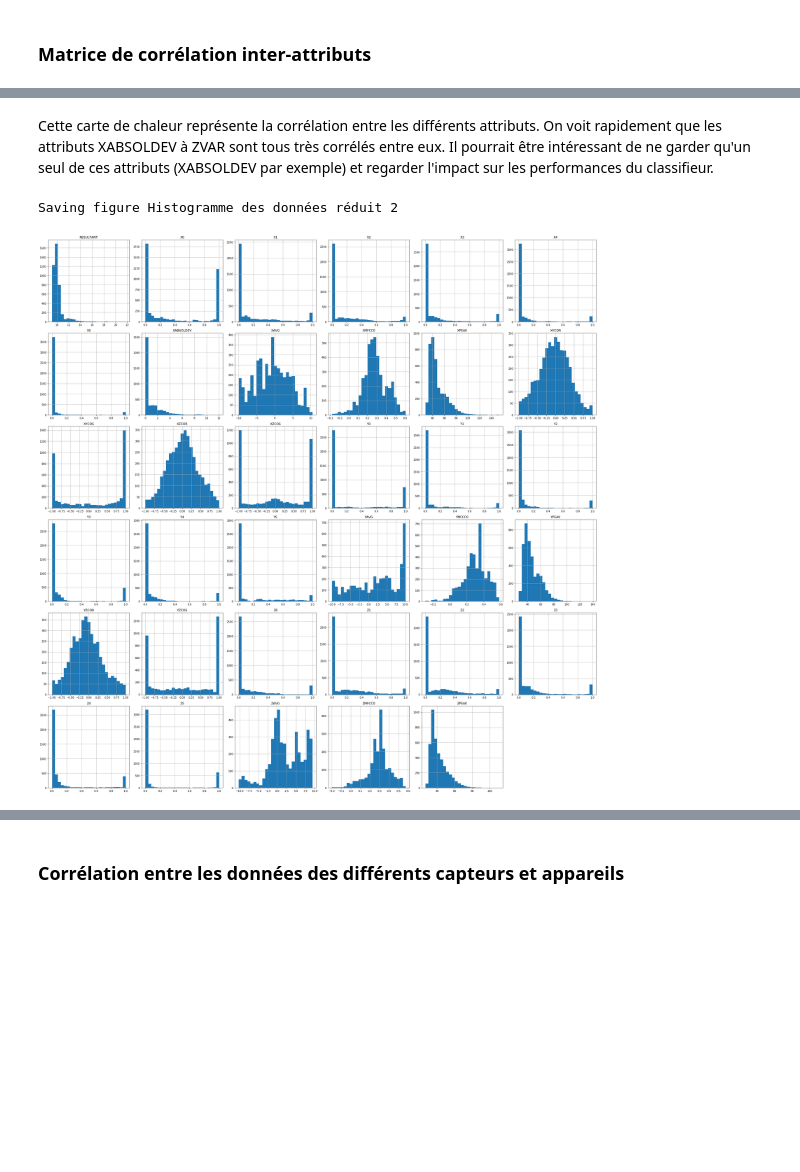
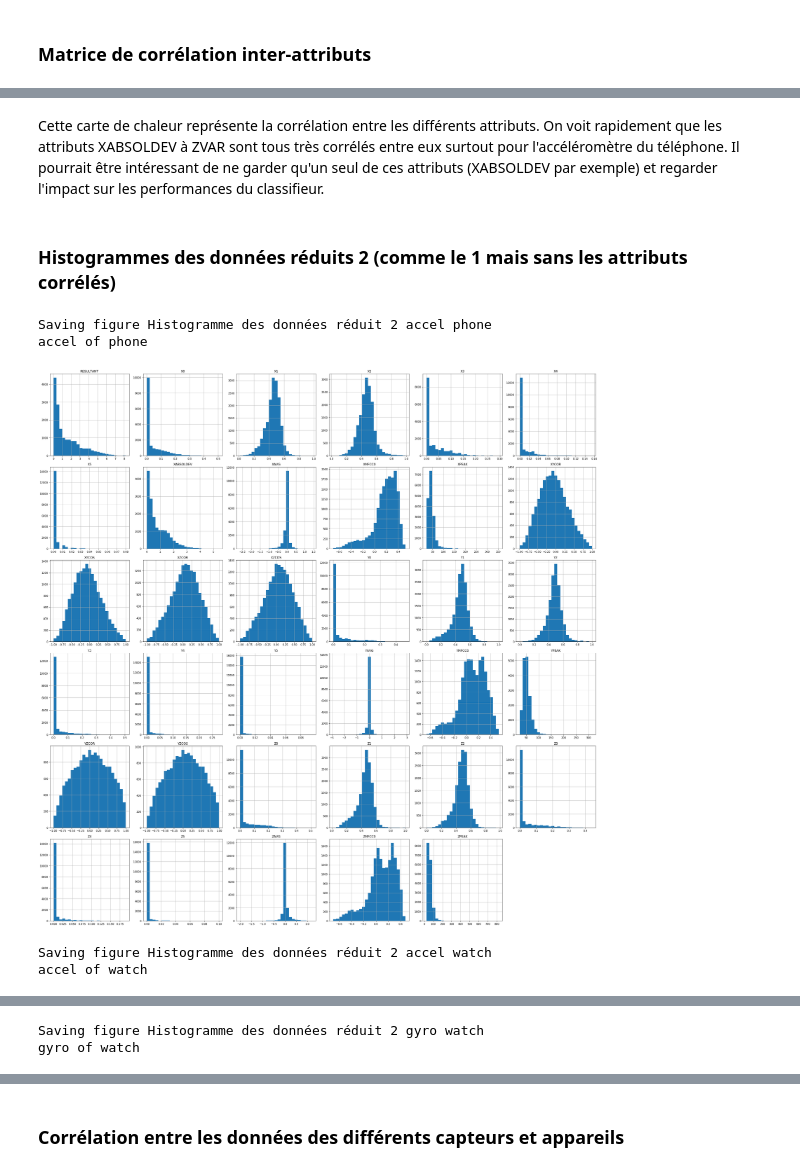
Before and after one commit to BaptisteSaintArnoult/human-activity-recognition, a Jupyter notebook: personal_model_Baptiste.ipynb, the cells around one changed output, grey strips where cells are left out. Cells and saved outputs as stored; diff of their text form; code cells hidden in the pictures; blank space fills up the shorter version.

```diff
--- a/personal_model_Baptiste.ipynb
+++ b/personal_model_Baptiste.ipynb
@@ -394,10 +394,14 @@ def load_all_wisdm_data(device, sensor):
         subjectsDf = subjectsDf.append(subjectDf)
     return subjectsDf
 # %%
-subjects_phone_accel = load_all_wisdm_data('phone', 'accel')
-subjects_phone_accel.hist(bins = 25, figsize=(30,30))
+for device in ['phone','watch']:
+    for sensor in ['accel','gyro']:
+        if(not(device=='phone' and sensor=='gyro')):
 
-save_fig("Histogramme des données de tous les sujets")
+            subjects = load_all_wisdm_data(device, sensor)
+            subjects.hist(bins = 25, figsize=(30,30))
 
-plt.show()
+            save_fig("Histogramme des données de tous les sujets (%s %s)"%(sensor, device))
+            print("%s of %s" %(device, sensor))
+            plt.show()
 # %% [output]
@@ -441,0 +456,14 @@ Saving figure Matrice de corrélation inter-attributs
+# %%
+sns.color_palette("hls", 8)
+
+for device in ['phone','watch']:
+    for sensor in ['accel','gyro']:
+        if(not(device=='phone' and sensor=='gyro')):
+            plt.figure(figsize=(15,9))
+            subjects = load_all_wisdm_data(device, sensor)
+            reducedSubjects1=subjects.drop(attributes_to_drop, axis=1)
+            heat_map = sns.heatmap(reducedSubjects1.corr()**2)
+
+            save_fig("Matrice de corrélation inter-attributs %s %s"%(sensor,device))
+
+            plt.show()
@@ -442,4 +477,6 @@ Saving figure Matrice de corrélation inter-attributs
 # %% [markdown]
-Cette carte de chaleur représente la corrélation entre les différents attributs. On voit rapidement que les attributs XABSOLDEV à ZVAR sont tous très corrélés entre eux. Il pourrait être intéressant de ne garder qu'un seul de ces attributs (XABSOLDEV par exemple) et regarder l'impact sur les performances du classifieur.
+Cette carte de chaleur représente la corrélation entre les différents attributs. On voit rapidement que les attributs XABSOLDEV à ZVAR sont tous très corrélés entre eux surtout pour l'accéléromètre du téléphone. Il pourrait être intéressant de ne garder qu'un seul de ces attributs (XABSOLDEV par exemple) et regarder l'impact sur les performances du classifieur.
+# %% [markdown]
+### Histogrammes des données réduits 2 (comme le 1 mais sans les attributs corrélés)
 # %%
 attributes3=['YABSOLDEV','ZABSOLDEV','XSTANDDEV','YSTANDDEV','ZSTANDDEV','XVAR','YVAR','ZVAR']
@@ -447,8 +484,20 @@ not_relevant_features["correlated"]=attributes3
 # %%
-reducedSubjects_phone_accel2 = reducedSubjects_phone_accel1.drop(attributes3, axis=1)
-reducedSubjects_phone_accel2.hist(bins = 25, figsize=(30,30))
-save_fig("Histogramme des données réduit 2")
-plt.show()
+
+attributes_to_drop=attributes1+attributes2
+
+for device in ['phone','watch']:
+    for sensor in ['accel','gyro']:
+        if(not(device=='phone' and sensor=='gyro')):
+            subjects = load_all_wisdm_data(device, sensor)
+            reducedSubjects2 = reducedSubjects1.drop(attributes3, axis=1)
+            reducedSubjects2.hist(bins = 25, figsize=(30,30))
+
+            save_fig("Histogramme des données réduit 2 %s %s" %(sensor, device))
+            print("%s of %s" %(sensor, device))
+            plt.show()
 # %% [output]
-Saving figure Histogramme des données réduit 2
+Saving figure Histogramme des données réduit 2 accel phone
+accel of phone
-[figure, old version]
+[figure, new version]
+Saving figure Histogramme des données réduit 2 accel watch
+accel of watch
@@ -454,0 +505,2 @@ Saving figure Histogramme des données réduit 2
+Saving figure Histogramme des données réduit 2 gyro watch
+gyro of watch
```
Also changed, not shown: parts of 62 cells of this notebook, 2 other files.
